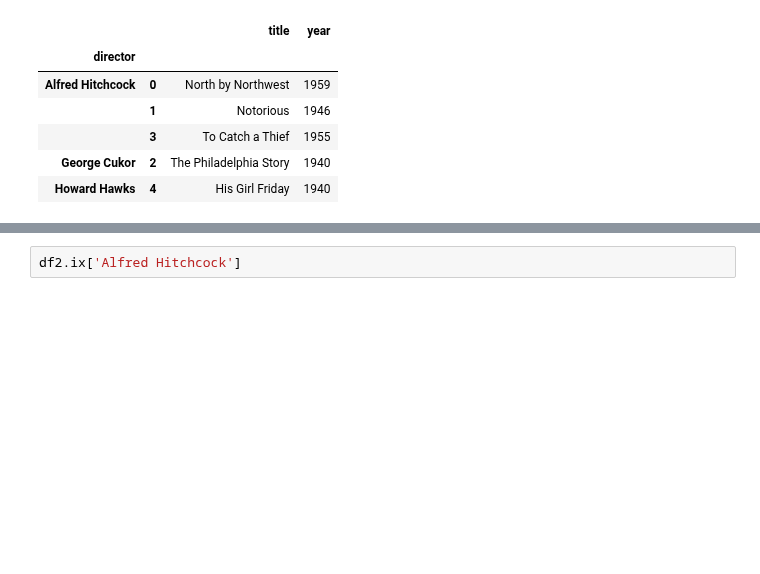
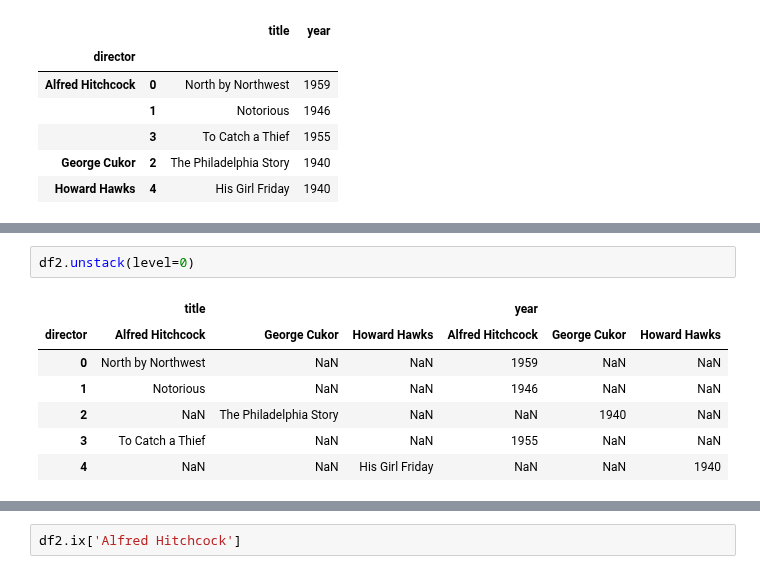
Before and after one commit to brandon-rhodes/pycon-pandas-tutorial, a Jupyter notebook: Diagrams.ipynb, the cells around one changed output, grey strips where cells are left out. Drawn from its saved outputs; the diff is of its cells as text; blank space fills up the shorter version.

```diff
--- a/Diagrams.ipynb
+++ b/Diagrams.ipynb
@@ -106,0 +193,10 @@ df2
+# %%
+df2.unstack(level=0)
+# %% [output]
+|  | title |  |  | year |  |  |
+| director | Alfred Hitchcock | George Cukor | Howard Hawks | Alfred Hitchcock | George Cukor | Howard Hawks |
+| 0 | North by Northwest | NaN | NaN | 1959 | NaN | NaN |
+| 1 | Notorious | NaN | NaN | 1946 | NaN | NaN |
+| 2 | NaN | The Philadelphia Story | NaN | NaN | 1940 | NaN |
+| 3 | To Catch a Thief | NaN | NaN | 1955 | NaN | NaN |
+| 4 | NaN | NaN | His Girl Friday | NaN | NaN | 1940 |
```
Also changed, not shown: parts of 10 cells of this notebook, 1 other file.
